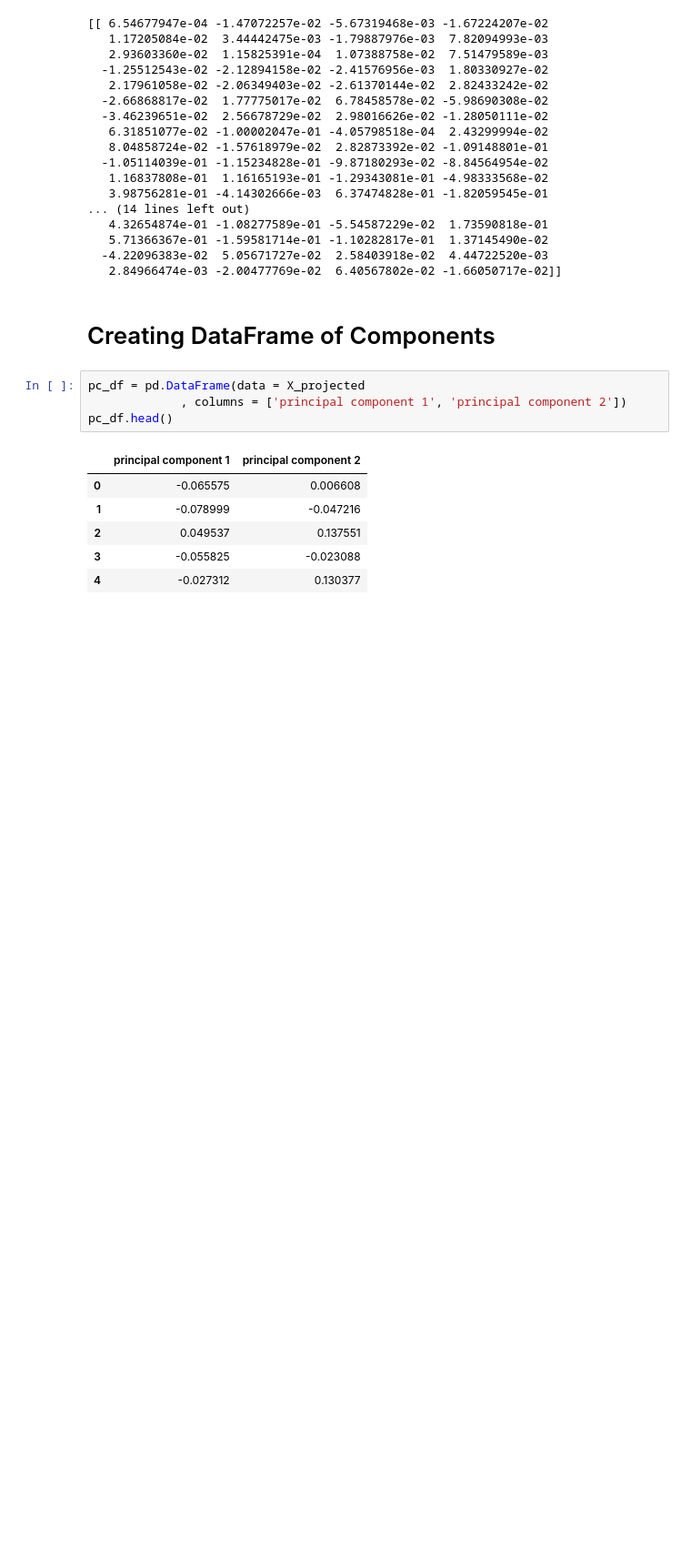
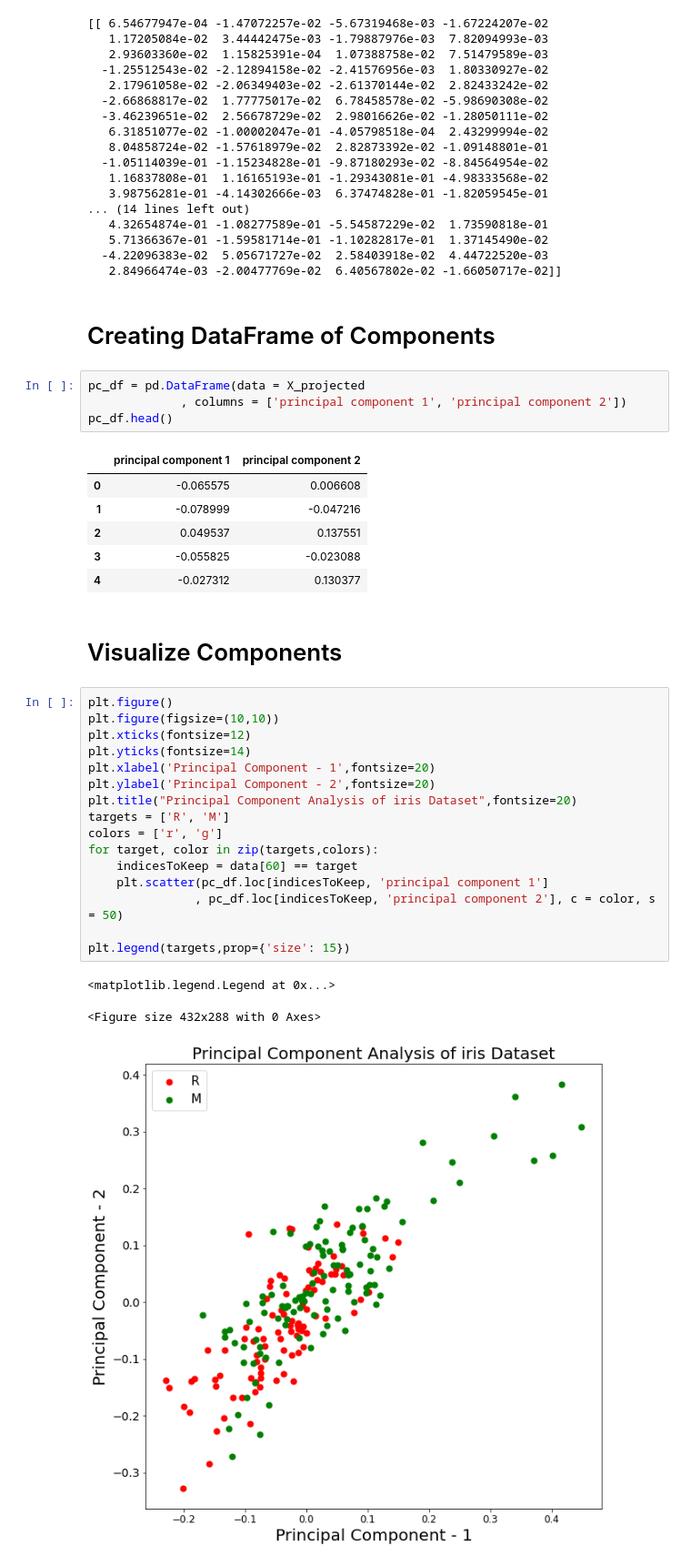
Before and after one commit to Muhammad-Usama-07/Data-Science-Journey, a Jupyter notebook: Tools_&_Techniques_for_DataScientist/PCA_Work.ipynb, the cells around one changed output. Shown: that part at 91% size. Drawn from its saved outputs; the diff is of its cells as text; blank space fills up the shorter version.

Commit message:
Visualize Components

```diff
--- a/Tools_&_Techniques_for_DataScientist/PCA_Work.ipynb
+++ b/Tools_&_Techniques_for_DataScientist/PCA_Work.ipynb
@@ -98,3 +98,25 @@ pc_df.head()
 | 2 | 0.049537 | 0.137551 |
 | 3 | -0.055825 | -0.023088 |
 | 4 | -0.027312 | 0.130377 |
+# %% [markdown]
+# Visualize Components
+# %%
+plt.figure()
+plt.figure(figsize=(10,10))
+plt.xticks(fontsize=12)
+plt.yticks(fontsize=14)
+plt.xlabel('Principal Component - 1',fontsize=20)
+plt.ylabel('Principal Component - 2',fontsize=20)
+plt.title("Principal Component Analysis of iris Dataset",fontsize=20)
+targets = ['R', 'M']
+colors = ['r', 'g']
+for target, color in zip(targets,colors):
+    indicesToKeep = data[60] == target
+    plt.scatter(pc_df.loc[indicesToKeep, 'principal component 1']
+               , pc_df.loc[indicesToKeep, 'principal component 2'], c = color, s = 50)
+
+plt.legend(targets,prop={'size': 15})
+# %% [output]
+<matplotlib.legend.Legend at 0x...>
+<Figure size 432x288 with 0 Axes>
+[figure, added]
```
